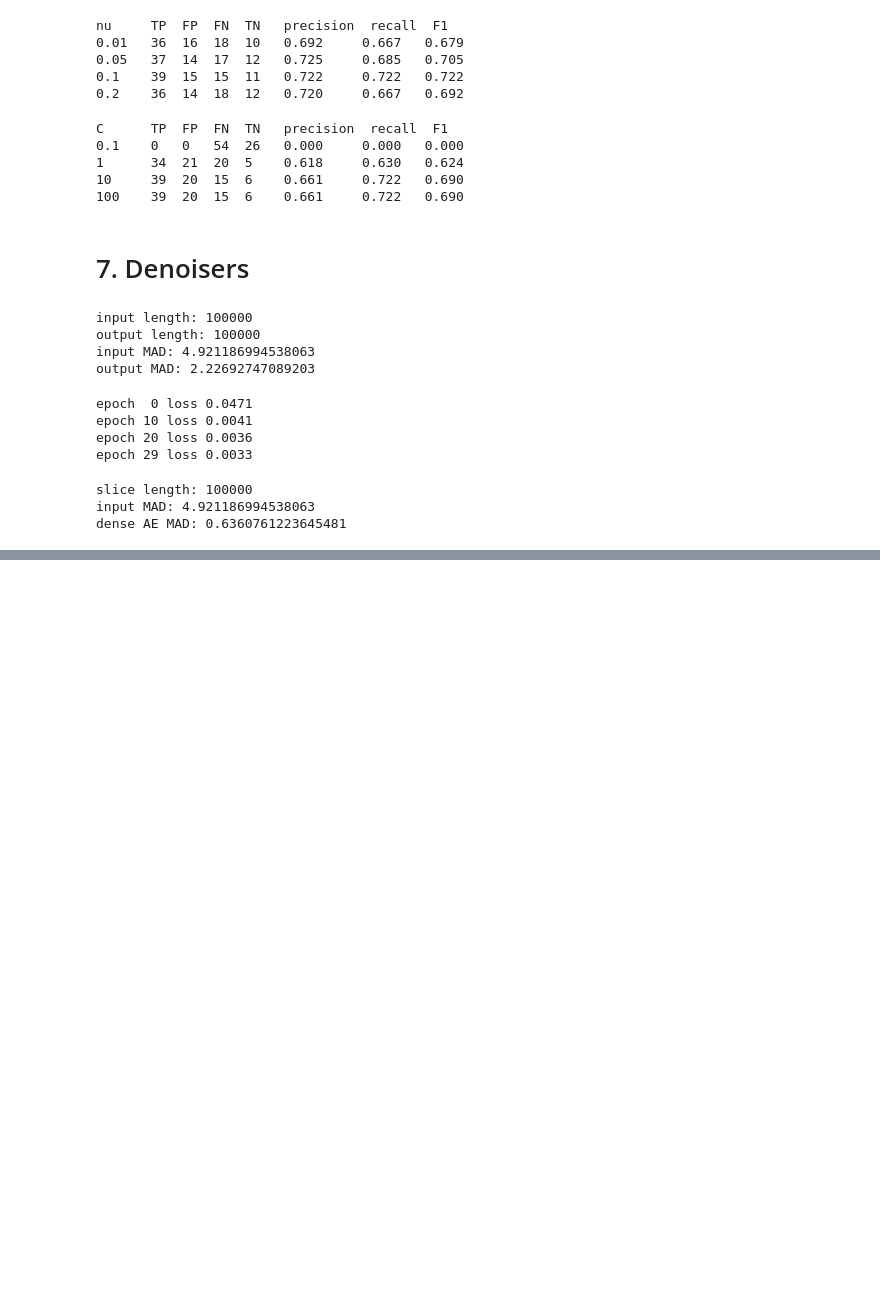
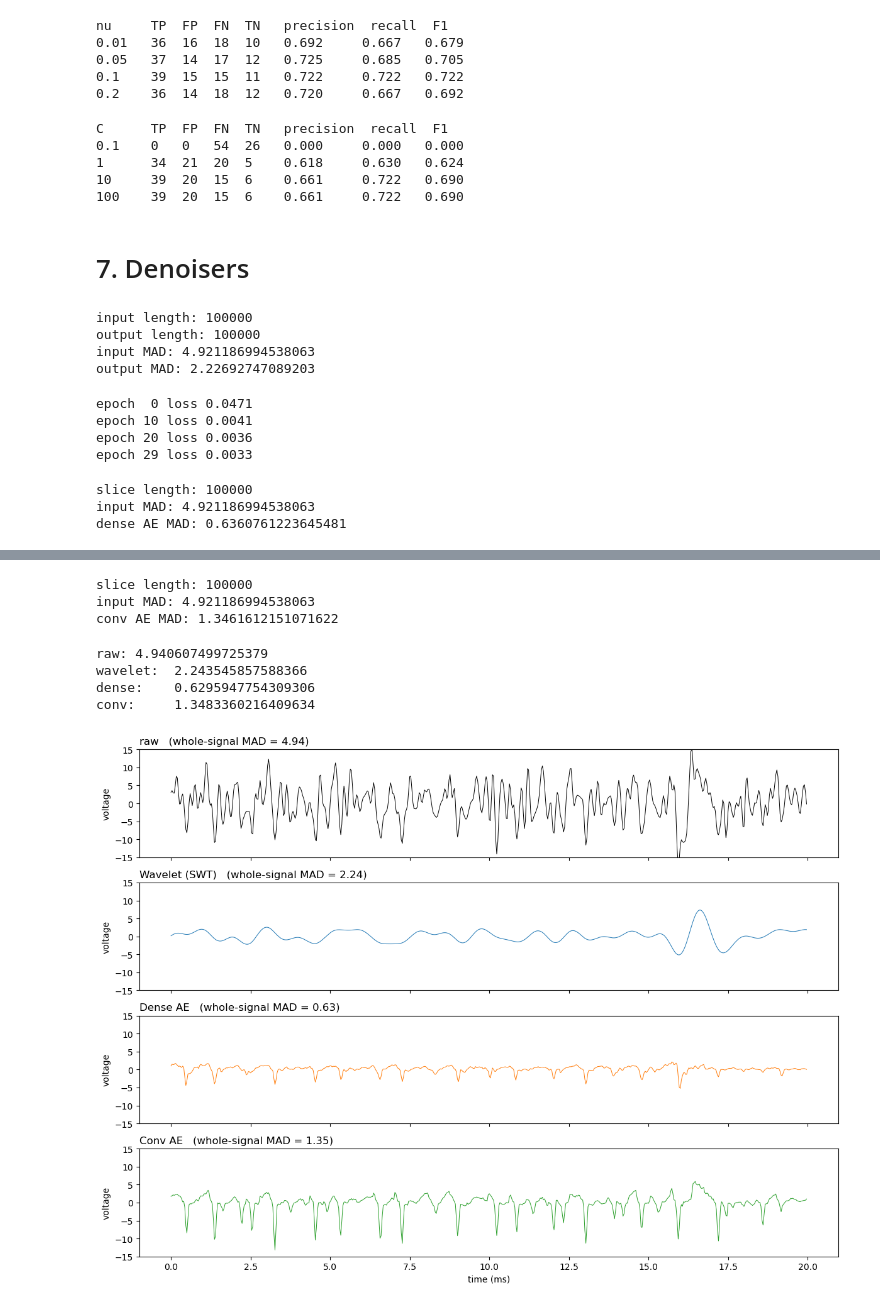
Before and after one commit to Razan-88/Decoding_Chronic_Pain, a Jupyter notebook: notebooks/clean_single_channel_pipeline.ipynb, the cells around one changed output, grey strips where cells are left out. Cells and saved outputs as stored; diff of their text form; code cells hidden in the pictures; blank space fills up the shorter version.

Commit message:
finished conv

```diff
--- a/notebooks/clean_single_channel_pipeline.ipynb
+++ b/notebooks/clean_single_channel_pipeline.ipynb
@@ -1107,9 +1131,9 @@ class ConvDAE(nn.Module):
             nn.Conv1d(16, 32, 3, stride=2, padding=1), nn.ReLU(), #30
             nn.Conv1d(32, 64, 3, stride=2, padding=1), nn.ReLU(), #15
         )
-        self.decoder = nn.Sequenctial(
+        self.decoder = nn.Sequential(
             nn.ConvTranspose1d(64, 32, 3, stride=2, padding=1, output_padding=1), nn.ReLU(), #30
-            nn.ConvTranspose1d(32, 16, 3, stride=2, padding=1, output=1), nn.ReLU(), #60
+            nn.ConvTranspose1d(32, 16, 3, stride=2, padding=1, output_padding=1), nn.ReLU(), #60
             nn.Conv1d(16, 1, 3, stride=1, padding=1), # linear output
         )
     def forward(self, x):
@@ -1160,0 +1209,58 @@ noisy_conv = noisy
+# %%
+#test conv model
+test_conv = conv_ae_denoise(ch19[:100000], conv_denoiser)
+print("slice length:", len(test_conv))
+print("input MAD:", np.median(np.abs(ch19[:100000])) / 0.6745)
+print("conv AE MAD:", np.median(np.abs(test_conv)) / 0.6745)
+# %% [output]
+slice length: 100000
+input MAD: 4.921186994538063
+conv AE MAD: 1.3461612151071622
+# %%
+ch19_wavelet = denoise_swt_channel(ch19)
+ch19_dense   = ae_denoise_signal(ch19, dense_denoiser)
+ch19_conv    = conv_ae_denoise(ch19, conv_denoiser)
+# %%
+print("raw:", np.median(np.abs(ch19))/0.6745)
+print("wavelet: ", np.median(np.abs(ch19_wavelet))/0.6745)
+print("dense:   ", np.median(np.abs(ch19_dense))/0.6745)
+print("conv:    ", np.median(np.abs(ch19_conv))/0.6745)
+# %% [output]
+raw: 4.940607499725379
+wavelet:  2.243545857588366
+dense:    0.6295947754309306
+conv:     1.3483360216409634
+# %%
+def mad(x):
+    return np.median(np.abs(x)) / 0.6745
+
+# whole-signal MADs (representative, computed over all 300 s)
+mad_raw = mad(ch19)
+mad_wav  = mad(ch19_wavelet)
+mad_dense  = mad(ch19_dense)
+mad_conv  = mad(ch19_conv)
+
+# a readable zoom window around the first ground-truth spike
+centre = int(round((ground_truth_in_window[0] - window_start) * sample_frequency))
+half = 300
+lo, hi = centre - half, centre + half
+time_ms = np.arange(hi - lo) / sample_frequency * 1000
+
+panels = [
+    ("raw",      ch19[lo:hi],         mad_raw, "black"),
+    ("Wavelet (SWT)", ch19_wavelet[lo:hi], mad_wav,  "tab:blue"),
+    ("Dense AE",      ch19_dense[lo:hi],   mad_dense,  "tab:orange"),
+    ("Conv AE",       ch19_conv[lo:hi],    mad_conv,  "tab:green"),
+]
+
+fig, axes = plt.subplots(4, 1, figsize=(12, 9), sharex=True, sharey=True)
+for ax, (name, sig, m, colour) in zip(axes, panels):
+    ax.plot(time_ms, sig, lw=0.7, color=colour)
+    ax.set_title(f"{name}   (whole-signal MAD = {m:.2f})", loc="left")
+    ax.set_ylabel("voltage")
+axes[-1].set_xlabel("time (ms)")
+plt.tight_layout()
+plt.ylim(-15, 15)
+plt.show()
+# %% [output]
+[figure, added]
```
Also changed, not shown: parts of 8 cells of this notebook.
